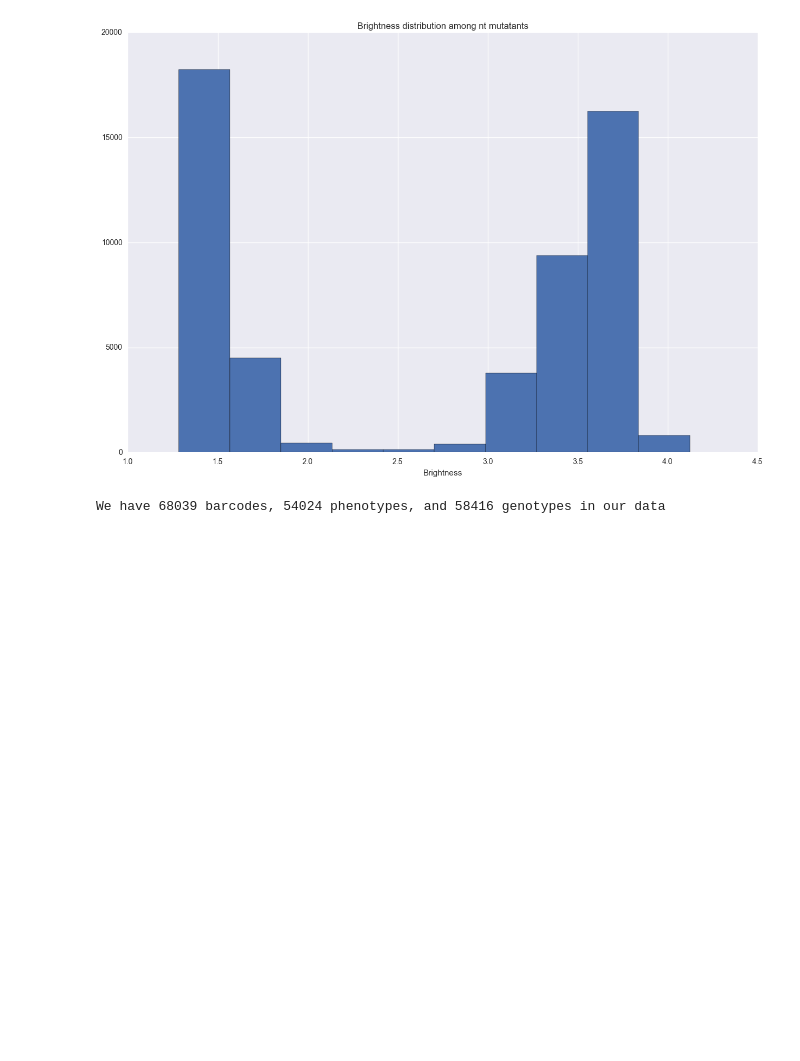
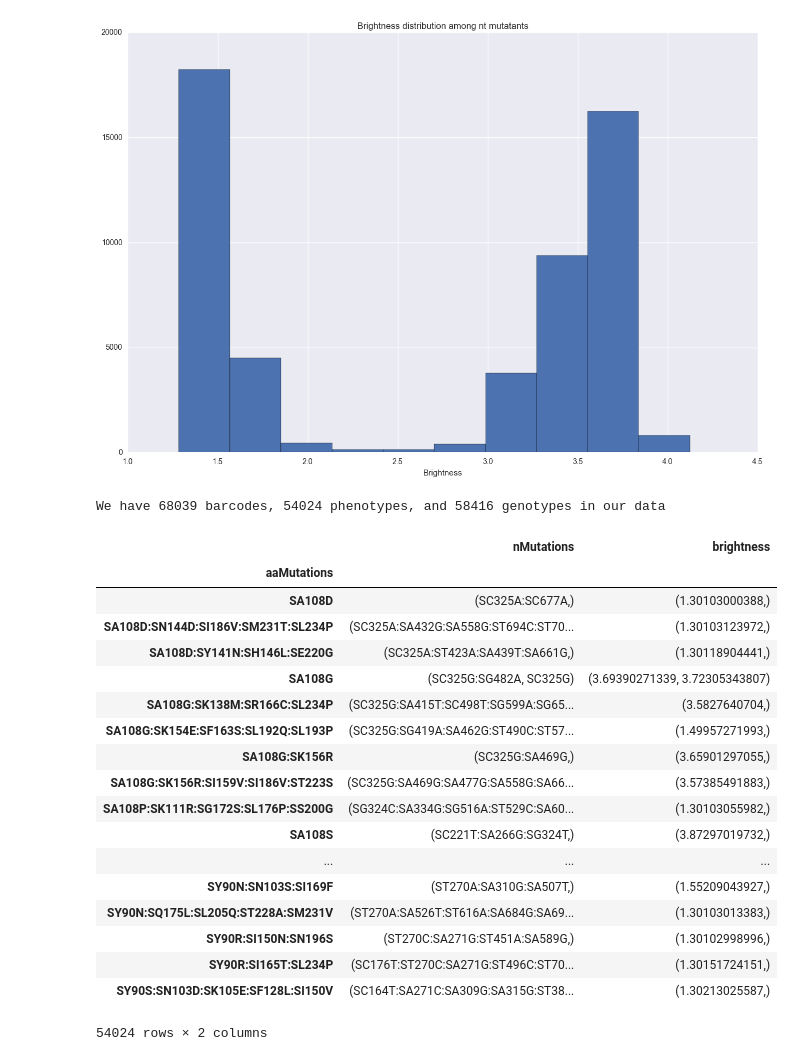
Before and after one commit to katyaputintseva/ubird, a Jupyter notebook: Initial data vis.ipynb, the cells around one changed output. Drawn from its saved outputs; the diff is of its cells as text; code cells hidden in the pictures; blank space fills up the shorter version.

```diff
--- a/Initial data vis.ipynb
+++ b/Initial data vis.ipynb
@@ -38,3 +38,25 @@ We have 68039 barcodes, 54024 phenotypes, and 58416 genotypes in our data
 # %%
 grouped = barcodes.groupby('aaMutations')
 grouped = grouped.aggregate(lambda x: tuple(x))
+# %%
+grouped
+# %% [output]
+|  | nMutations | brightness |
+| aaMutations |  |  |
+| SA108D | (SC325A:SC677A,) | (1.30103000388,) |
+| SA108D:SN144D:SI186V:SM231T:SL234P | (SC325A:SA432G:SA558G:ST694C:ST70... | (1.30103123972,) |
+| SA108D:SY141N:SH146L:SE220G | (SC325A:ST423A:SA439T:SA661G,) | (1.30118904441,) |
+| SA108G | (SC325G:SG482A, SC325G) | (3.69390271339, 3.72305343807) |
+| SA108G:SK138M:SR166C:SL234P | (SC325G:SA415T:SC498T:SG599A:SG65... | (3.5827640704,) |
+| SA108G:SK154E:SF163S:SL192Q:SL193P | (SC325G:SG419A:SA462G:ST490C:ST57... | (1.49957271993,) |
+| SA108G:SK156R | (SC325G:SA469G,) | (3.65901297055,) |
+| SA108G:SK156R:SI159V:SI186V:ST223S | (SC325G:SA469G:SA477G:SA558G:SA66... | (3.57385491883,) |
+| SA108P:SK111R:SG172S:SL176P:SS200G | (SG324C:SA334G:SG516A:ST529C:SA60... | (1.30103055982,) |
+| SA108S | (SC221T:SA266G:SG324T,) | (3.87297019732,) |
+| ... | ... | ... |
+| SY90N:SN103S:SI169F | (ST270A:SA310G:SA507T,) | (1.55209043927,) |
+| SY90N:SQ175L:SL205Q:ST228A:SM231V | (ST270A:SA526T:ST616A:SA684G:SA69... | (1.30103013383,) |
+| SY90R:SI150N:SN196S | (ST270C:SA271G:ST451A:SA589G,) | (1.30102998996,) |
+| SY90R:SI165T:SL234P | (SC176T:ST270C:SA271G:ST496C:ST70... | (1.30151724151,) |
+| SY90S:SN103D:SK105E:SF128L:SI150V | (SC164T:SA271C:SA309G:SA315G:ST38... | (1.30213025587,) |
+54024 rows × 2 columns
```
Also changed, not shown: 2 other files.
